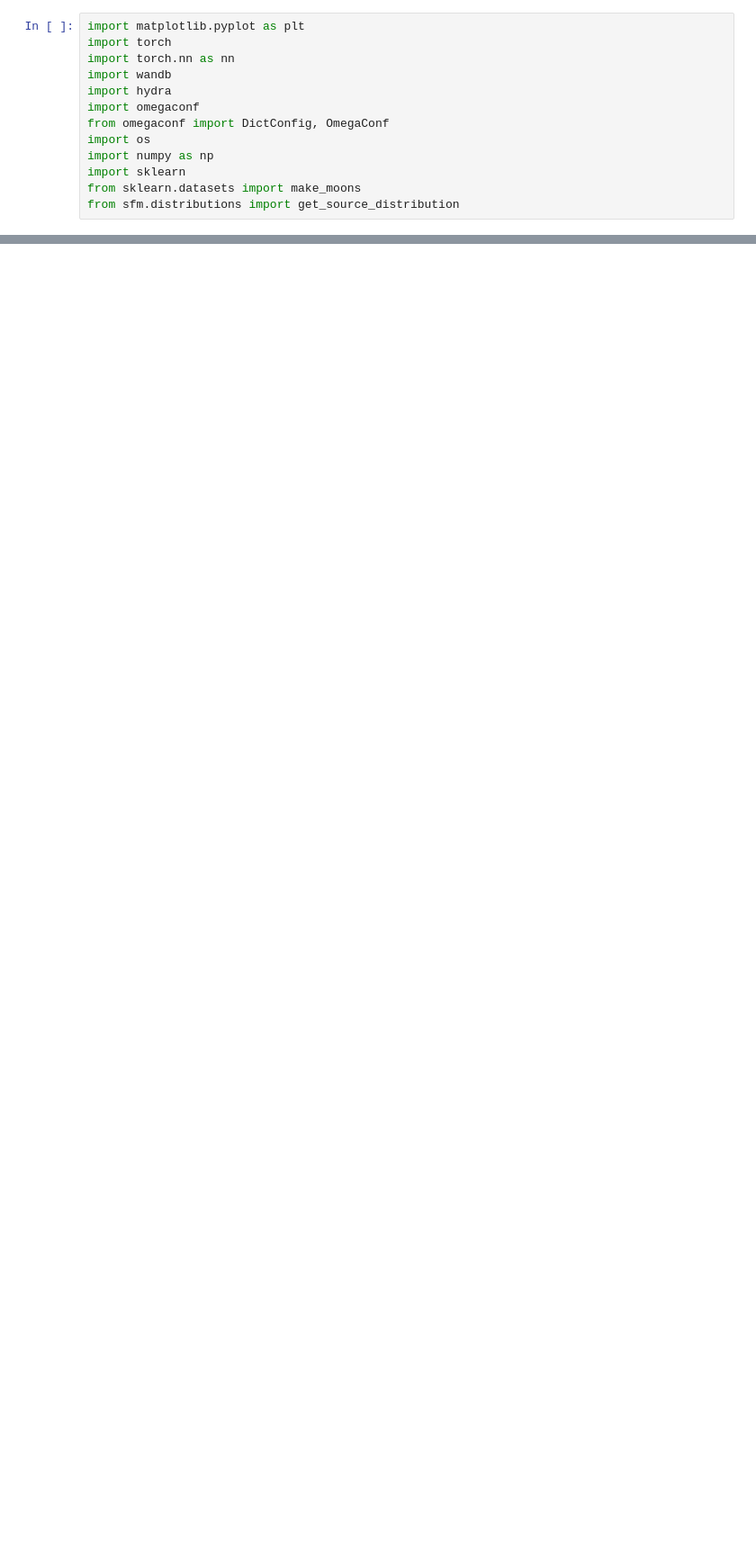
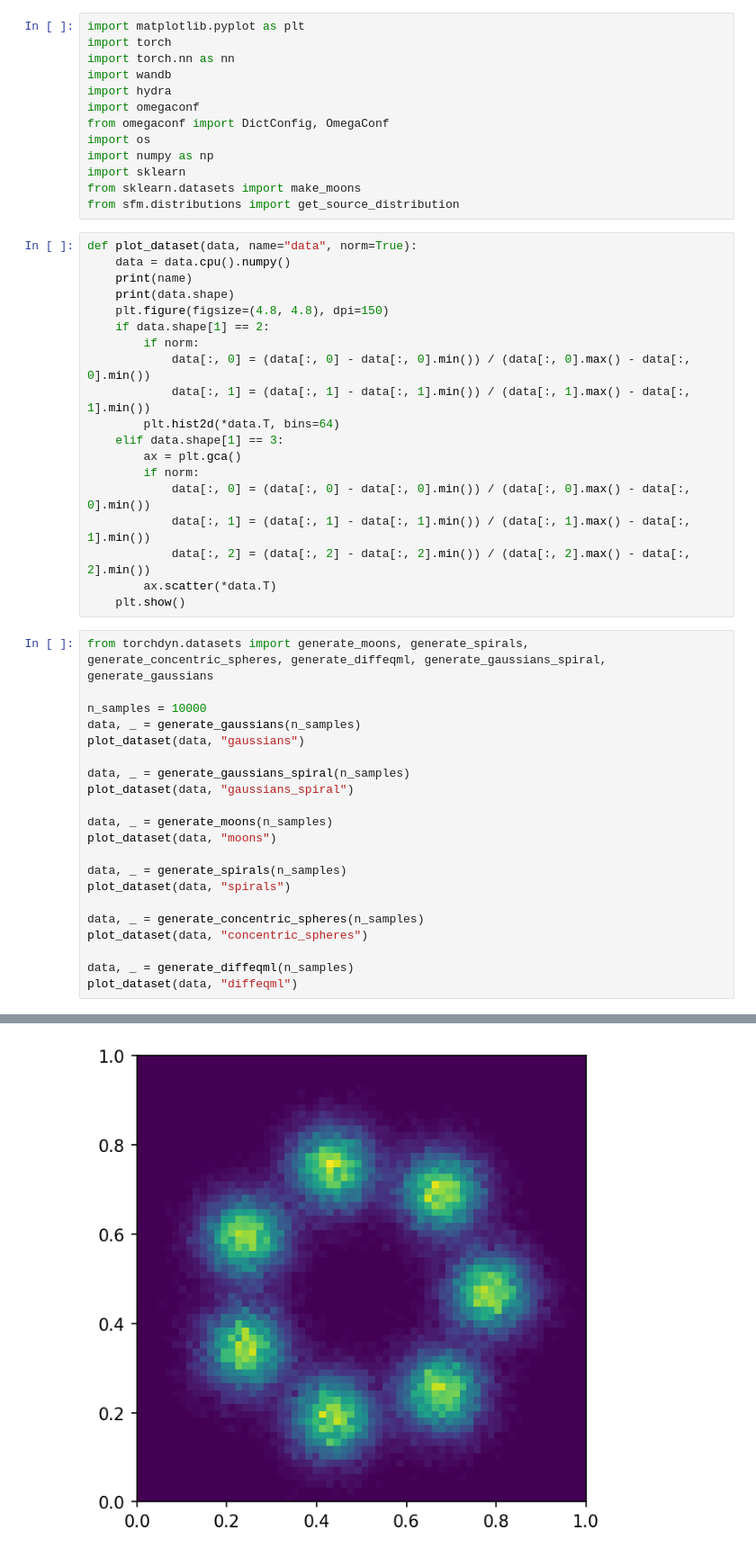
Before and after one commit to BurgerAndreas/sfm, a Jupyter notebook: scripts/dataviz.ipynb, the cells around one changed output, grey strips where cells are left out. Shown at 90% size. Drawn from its saved outputs; the diff is of its cells as text; blank space fills up the shorter version.

```diff
--- a/scripts/dataviz.ipynb
+++ b/scripts/dataviz.ipynb
@@ -11,3 +11,44 @@ import numpy as np
 import sklearn
 from sklearn.datasets import make_moons
 from sfm.distributions import get_source_distribution
+# %%
+def plot_dataset(data, name="data", norm=True):
+    data = data.cpu().numpy()
+    print(name)
+    print(data.shape)
+    plt.figure(figsize=(4.8, 4.8), dpi=150)
+    if data.shape[1] == 2:
+        if norm:
+            data[:, 0] = (data[:, 0] - data[:, 0].min()) / (data[:, 0].max() - data[:, 0].min())
+            data[:, 1] = (data[:, 1] - data[:, 1].min()) / (data[:, 1].max() - data[:, 1].min())
+        plt.hist2d(*data.T, bins=64)
+    elif data.shape[1] == 3:
+        ax = plt.gca()
+        if norm:
+            data[:, 0] = (data[:, 0] - data[:, 0].min()) / (data[:, 0].max() - data[:, 0].min())
+            data[:, 1] = (data[:, 1] - data[:, 1].min()) / (data[:, 1].max() - data[:, 1].min())
+            data[:, 2] = (data[:, 2] - data[:, 2].min()) / (data[:, 2].max() - data[:, 2].min())
+        ax.scatter(*data.T)
+    plt.show()
+# %%
+from torchdyn.datasets import generate_moons, generate_spirals, generate_concentric_spheres, generate_diffeqml, generate_gaussians_spiral, generate_gaussians
+
+n_samples = 10000
+data, _ = generate_gaussians(n_samples)
+plot_dataset(data, "gaussians")
+
+data, _ = generate_gaussians_spiral(n_samples)
+plot_dataset(data, "gaussians_spiral")
+
+data, _ = generate_moons(n_samples)
+plot_dataset(data, "moons")
+
+data, _ = generate_spirals(n_samples)
+plot_dataset(data, "spirals")
+
+data, _ = generate_concentric_spheres(n_samples)
+plot_dataset(data, "concentric_spheres")
+
+data, _ = generate_diffeqml(n_samples)
+plot_dataset(data, "diffeqml")
+# %% [output]
@@ -13,0 +57 @@ from sfm.distributions import get_source_distribution
+[figure, added]
```
Also changed, not shown: parts of 7 cells of this notebook, 16 other files.
